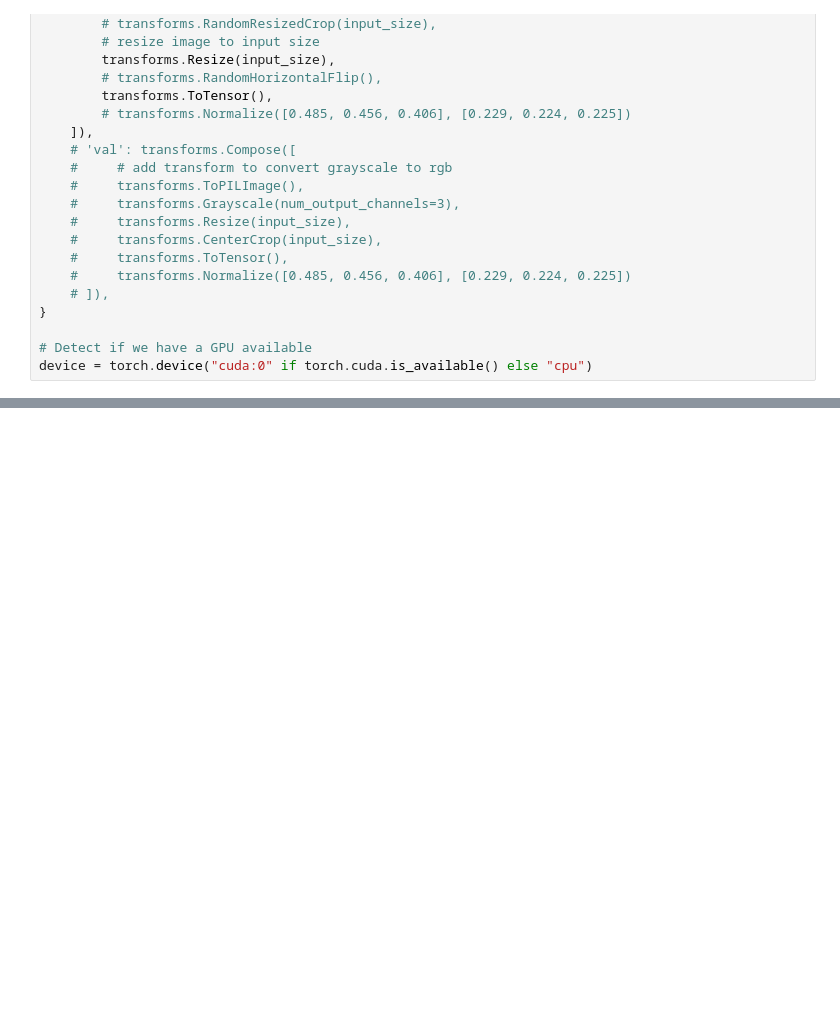
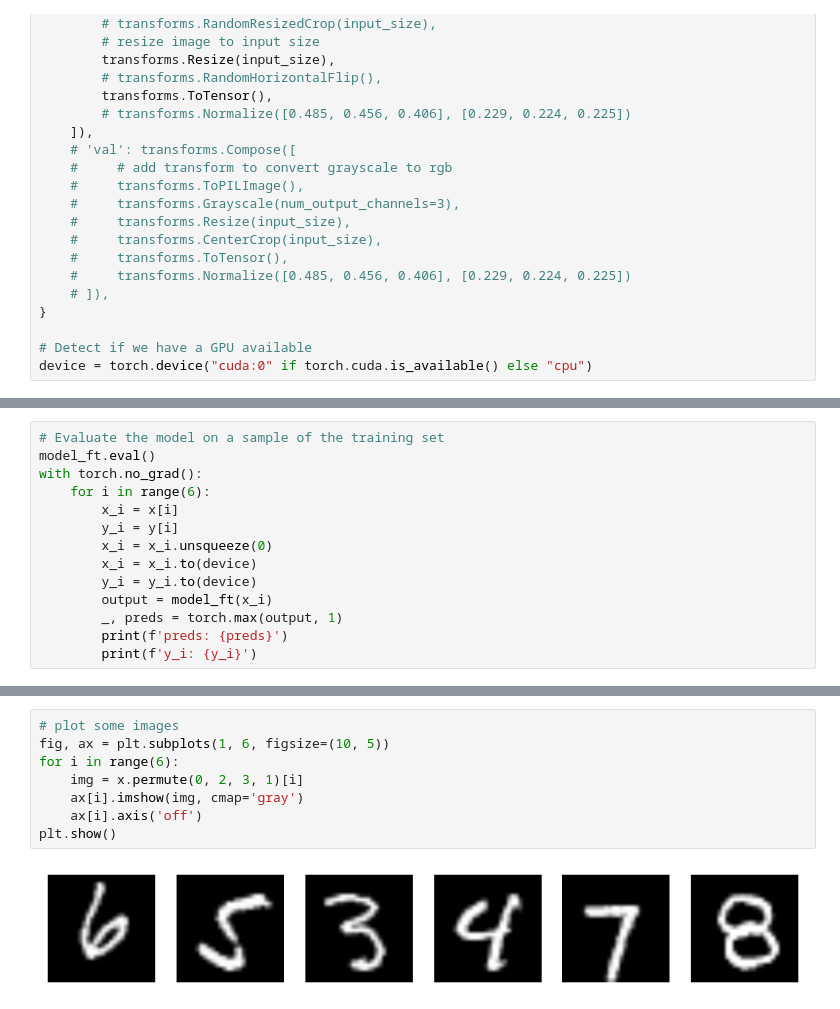
Before and after one commit to osamja/ai-experiments, a Jupyter notebook: mnist-feature-extractor.ipynb, the cells around one changed output, grey strips where cells are left out. Drawn from its saved outputs; the diff is of its cells as text; blank space fills up the shorter version.

```diff
--- a/mnist-feature-extractor.ipynb
+++ b/mnist-feature-extractor.ipynb
@@ -347,0 +409,14 @@ print(x_.shape)
+# %%
+# Evaluate the model on a sample of the training set
+model_ft.eval()
+with torch.no_grad():
+    for i in range(6):
+        x_i = x[i]
+        y_i = y[i]
+        x_i = x_i.unsqueeze(0)
+        x_i = x_i.to(device)
+        y_i = y_i.to(device)
+        output = model_ft(x_i)
+        _, preds = torch.max(output, 1)
+        print(f'preds: {preds}')
+        print(f'y_i: {y_i}')
@@ -347,0 +436,10 @@ print(x_.shape)
+# %%
+# plot some images
+fig, ax = plt.subplots(1, 6, figsize=(10, 5))
+for i in range(6):
+    img = x.permute(0, 2, 3, 1)[i]
+    ax[i].imshow(img, cmap='gray')
+    ax[i].axis('off')
+plt.show()
+# %% [output]
+[figure, added]
```
Also changed, not shown: parts of 13 cells of this notebook.
